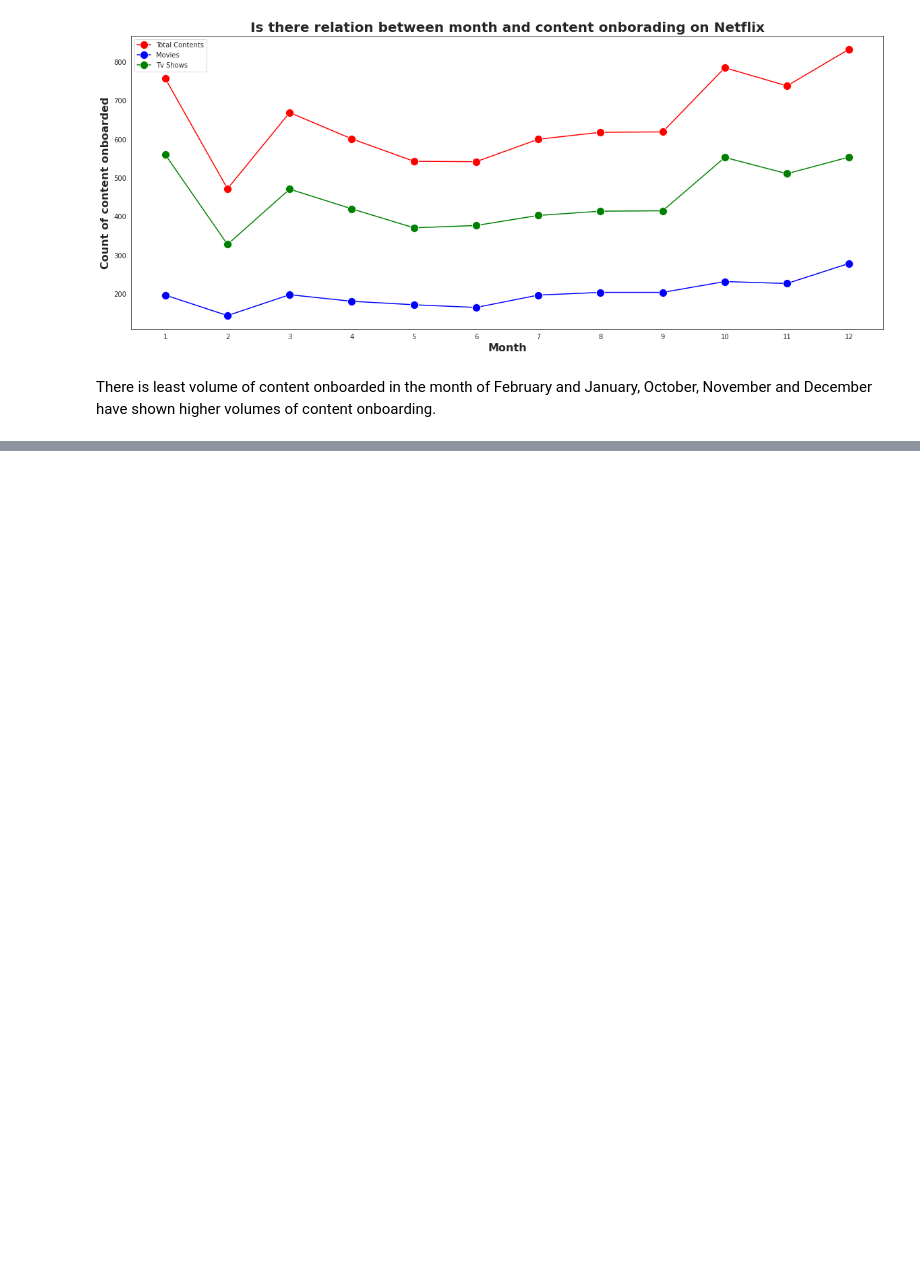
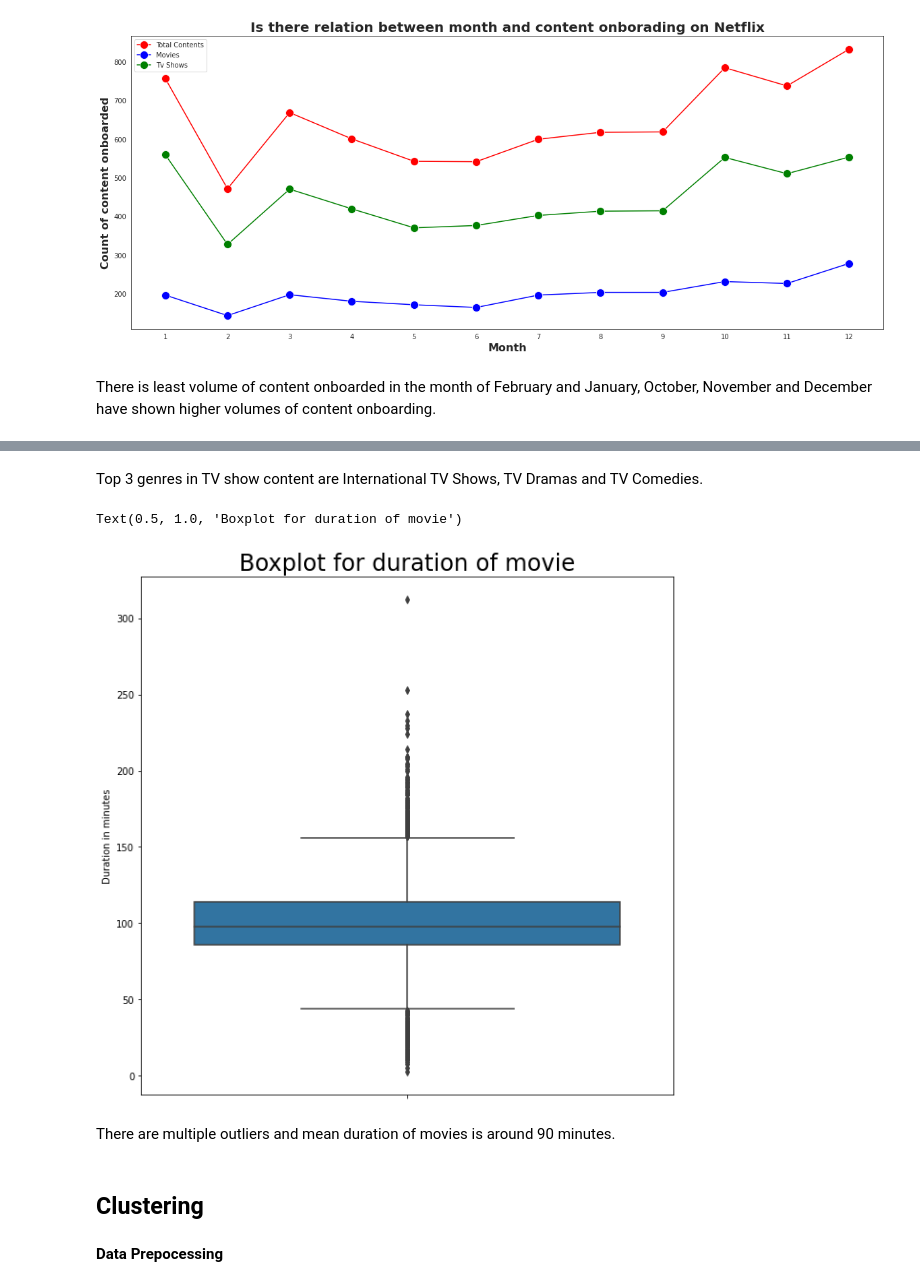
Before and after one commit to shetehm/NETFLIX-MOVIES-AND-TV-SHOWS-CLUSTERING, a Jupyter notebook: Individual_Colab_NETFLIX_MOVIES_AND_TV_SHOWS_CLUSTERING.ipynb, the cells around one changed output, grey strips where cells are left out. Cells and saved outputs as stored; diff of their text form; code cells hidden in the pictures; blank space fills up the shorter version.

```diff
--- a/Individual_Colab_NETFLIX_MOVIES_AND_TV_SHOWS_CLUSTERING.ipynb
+++ b/Individual_Colab_NETFLIX_MOVIES_AND_TV_SHOWS_CLUSTERING.ipynb
@@ -656,0 +714,22 @@ TypeError: ignored
+# %% [markdown]
+Top 3 genres in TV show content are International TV Shows, TV Dramas and TV Comedies.
+# %%
+#Boxplot for duration of movie
+#getting duration of all movies
+#duration= movies_df['duration'].to_string().partition(' ')[0]
+duration['Duration in minutes']= movies_df.apply(lambda x: (x['duration'].partition(' ')[0]), axis=1)
+duration['Duration in minutes']= duration['Duration in minutes'].astype('float64')
+#duration.head(1)
+
+fig, ax = plt.subplots(figsize = ( 10 , 10 ))
+sns.boxplot(y='Duration in minutes',data=duration)
+ax.set_title( "Boxplot for duration of movie" , size = 24)
+# %% [output]
+Text(0.5, 1.0, 'Boxplot for duration of movie')
+[figure, added]
+# %% [markdown]
+There are multiple outliers and mean duration of movies is around 90 minutes.
+# %% [markdown]
+## **Clustering**
+# %% [markdown]
+**Data Prepocessing**
```
Also changed, not shown: parts of 43 cells of this notebook.
